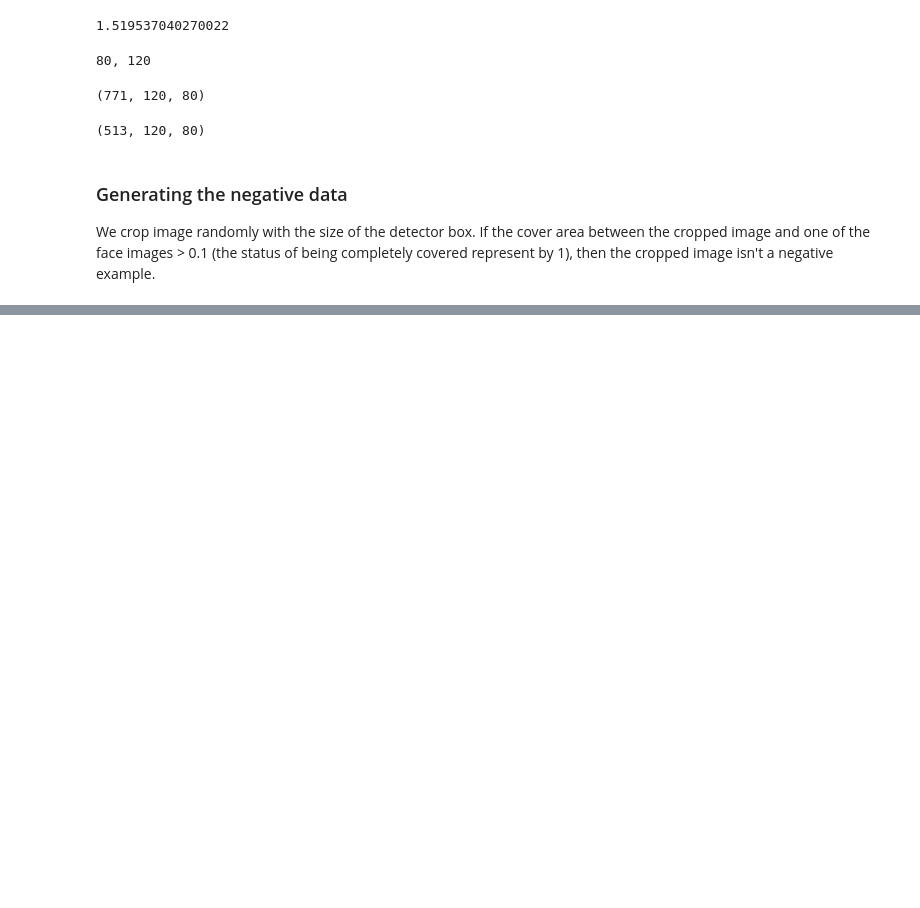
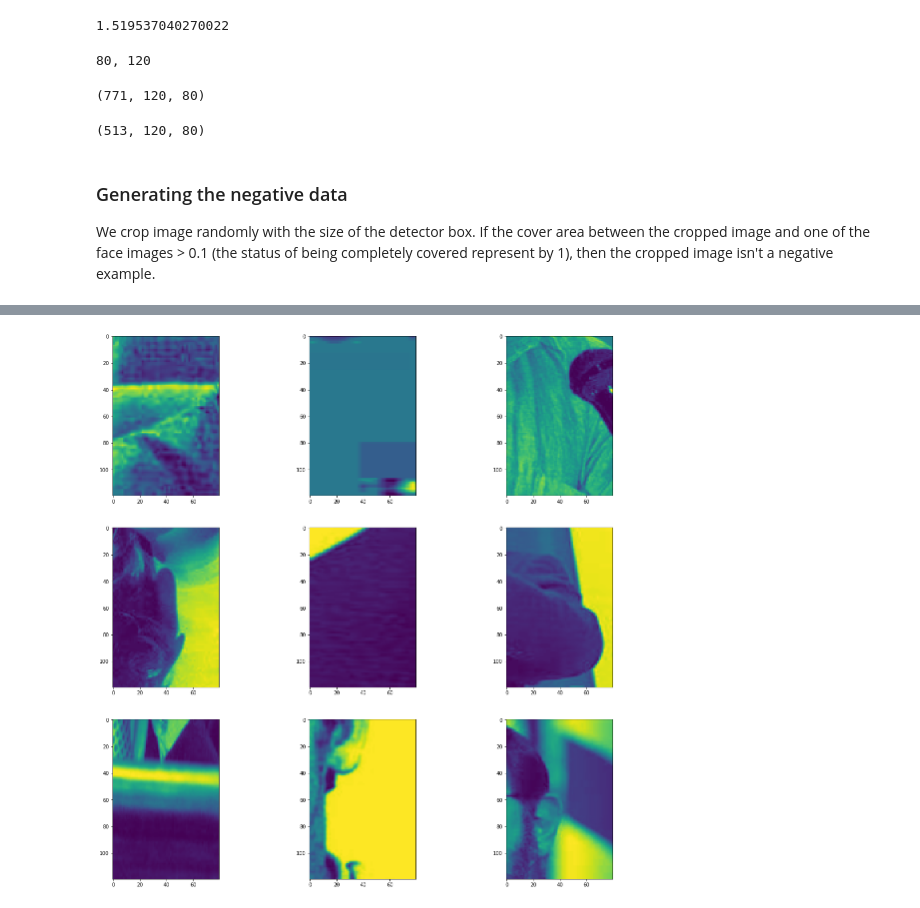
Before and after one commit to EnzoSeason/cnn_face_recogntion, a Jupyter notebook: notebook/data_preparation.ipynb, the cells around one changed output, grey strips where cells are left out. Cells and saved outputs as stored; diff of their text form; code cells hidden in the pictures; blank space fills up the shorter version.

```diff
--- a/notebook/data_preparation.ipynb
+++ b/notebook/data_preparation.ipynb
@@ -135,3 +111,5 @@ data_train_neg = np.array(data_train_neg)
+# %%
+data_train_neg = data_utils.generate_neg_data(img_raw, label, 0, 600, h_fixed, l_fixed, ratio_HL)
 # %%
 data_train_neg.shape
 # %% [output]
@@ -140,0 +135,4 @@ np.save('../data/output/data_set/data_train_neg', data_train_neg)
+# %%
+img_plot.plot_images_in_square(data_train_neg, 3, 20)
+# %% [output]
+[figure, added]
```
Also changed, not shown: parts of 20 cells of this notebook, 3 other files.
